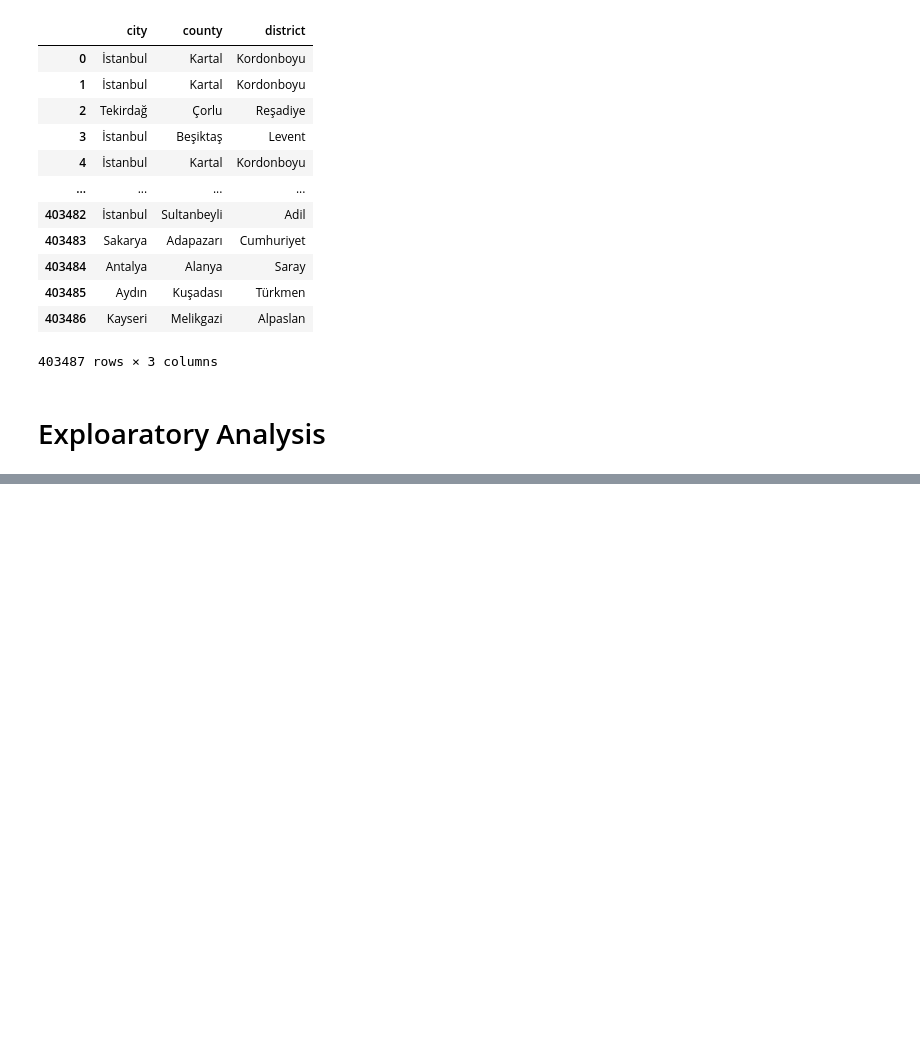
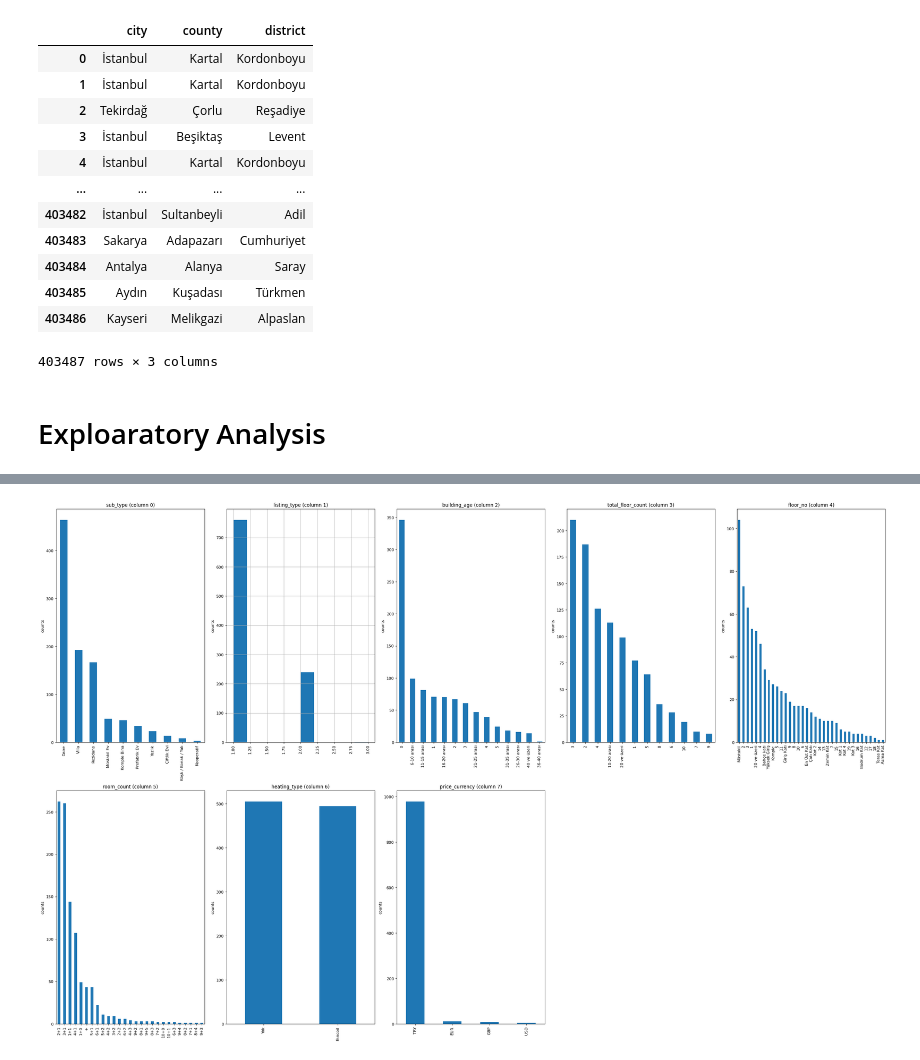
Before and after one commit to BodeMakinde/Zingat-Property-Automated-Valuation-Model, a Jupyter notebook: AVM.ipynb, the cells around one changed output, grey strips where cells are left out. Cells and saved outputs as stored; diff of their text form; code cells hidden in the pictures; blank space fills up the shorter version.

Commit message:
add exploratory graphs

```diff
--- a/AVM.ipynb
+++ b/AVM.ipynb
@@ -81,3 +77,7 @@ df
 403487 rows × 3 columns
 # %% [markdown]
 # Exploaratory Analysis
+# %%
+#dataset metric
+nRow, nCol = df1.shape
+print(f'There are {nRow} rows and {nCol} columns')
@@ -84,15 +101,27 @@ df
 # %%
- #Distribution graphs (histogram/bar graph) of column data
-def plotPerColumnDistribution(df, nGraphShown, nGraphPerRow):
+#Distribution graphs (histogram/bar graph) of column data
+#create funtion to plot
+def plotPerColumnDistribution(df, nGraphShown, nGraphPerRow): #we have given 3 arguments needed to invoke later
     nunique = df.nunique()
     df = df[[col for col in df if nunique[col] > 1 and nunique[col] < 50]] # For displaying purposes, pick columns that have between 1 and 50 unique values
     nRow, nCol = df.shape
-    columnNames = list(df)
+    columnNames = list(df) #use list to hold column names of columns
     nGraphRow = (nCol + nGraphPerRow - 1) / nGraphPerRow
-    plt.figure(num = None, figsize = (6 * nGraphPerRow, 8 * nGraphRow), dpi = 80, facecolor = 'w', edgecolor = 'k')
+    plt.figure(num = None, figsize = (6 * nGraphPerRow, 8 * nGraphRow), dpi = 80, facecolor = 'w', edgecolor = 'k') #add plot details
     for i in range(min(nCol, nGraphShown)):
         plt.subplot(nGraphRow, nGraphPerRow, i + 1)
         columnDf = df.iloc[:, i]
         if (not np.issubdtype(type(columnDf.iloc[0]), np.number)):
             valueCounts = columnDf.value_counts()
             valueCounts.plot.bar()
+        else:
+            columnDf.hist()
+        plt.ylabel('counts')
+        plt.xticks(rotation = 90)
+        plt.title(f'{columnNames[i]} (column {i})')
+    plt.tight_layout(pad = 1.0, w_pad = 1.0, h_pad = 1.0)
+    plt.show()
+# %%
+plotPerColumnDistribution(df1, 10, 5)
+# %% [output]
+[figure, added]
```
Also changed, not shown: parts of 7 cells of this notebook.
